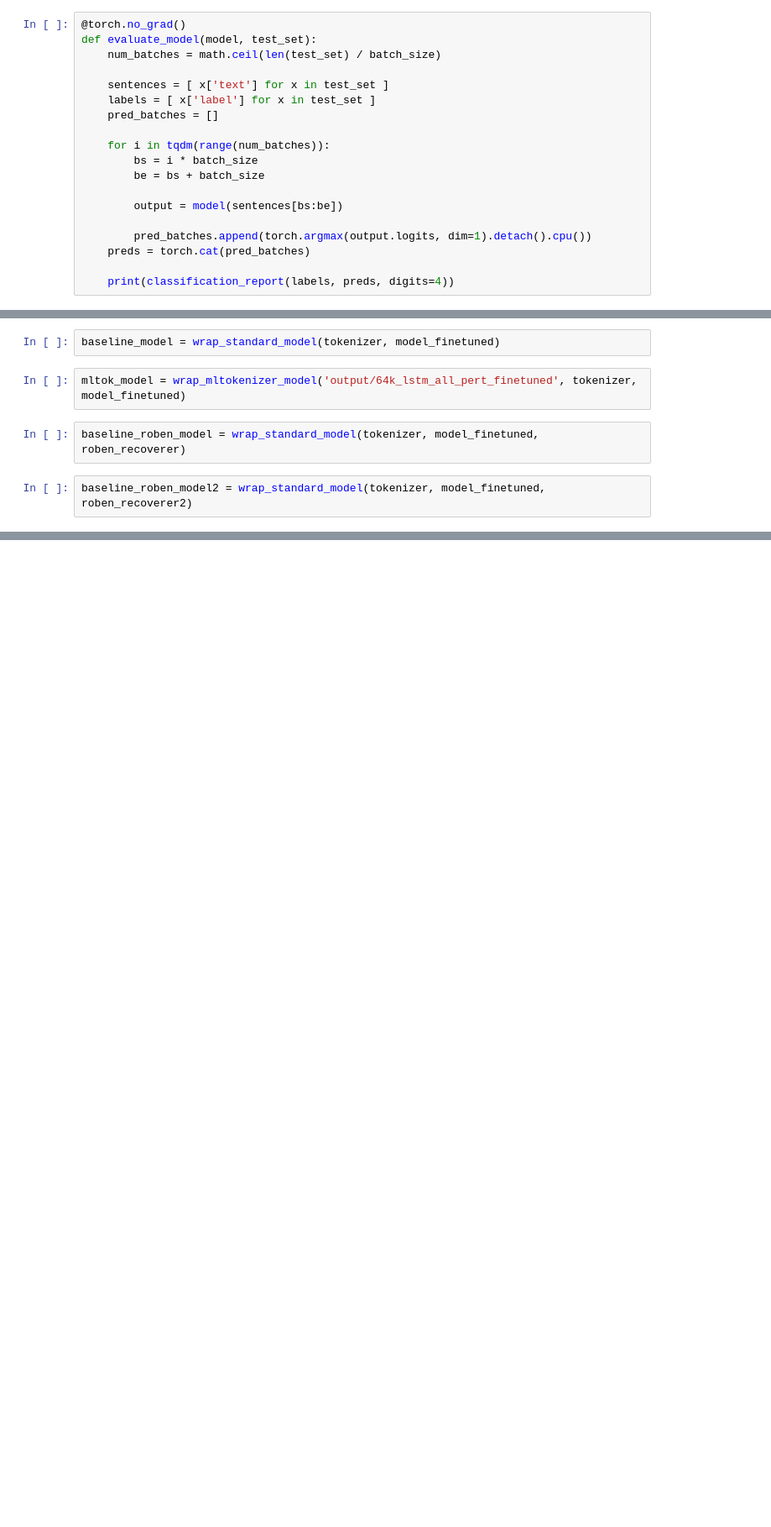
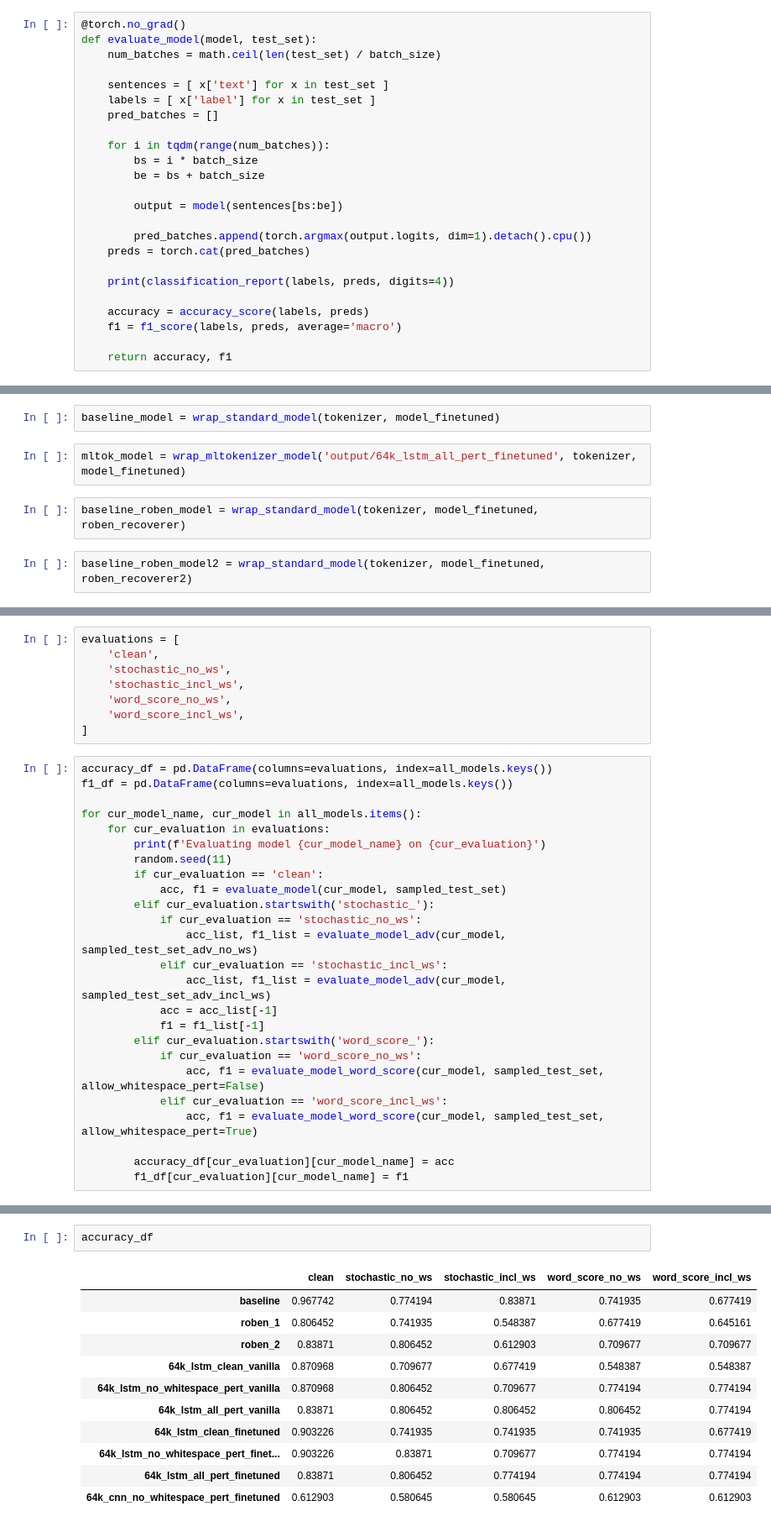
Before and after one commit to akash13singh/resilient_nlp, a Jupyter notebook: notebooks/multi_model_eval.ipynb, the cells around one changed output, grey strips where cells are left out. Shown: that part at 84% size. Saved outputs shown, nothing was run; the diff lists cells and outputs as text; blank space fills up the shorter version.

Commit message:
Multi model evaluation notebook and results for 31 sentences (just for testing)

```diff
--- a/notebooks/multi_model_eval.ipynb
+++ b/notebooks/multi_model_eval.ipynb
@@ -119,6 +139,11 @@ def evaluate_model(model, test_set):
     preds = torch.cat(pred_batches)
 
     print(classification_report(labels, preds, digits=4))
+
+    accuracy = accuracy_score(labels, preds)
+    f1 = f1_score(labels, preds, average='macro')
+
+    return accuracy, f1
 # %%
 @torch.no_grad()
 def evaluate_model_adv(model, test_sets):
@@ -199,0 +228,33 @@ evaluate_model_adv(mltok_model, sampled_test_set_adv)
+# %%
+evaluations = [
+    'clean',
+    'stochastic_no_ws',
+    'stochastic_incl_ws',
+    'word_score_no_ws',
+    'word_score_incl_ws',
+]
+# %%
+accuracy_df = pd.DataFrame(columns=evaluations, index=all_models.keys())
+f1_df = pd.DataFrame(columns=evaluations, index=all_models.keys())
+
+for cur_model_name, cur_model in all_models.items():
+    for cur_evaluation in evaluations:
+        print(f'Evaluating model {cur_model_name} on {cur_evaluation}')
+        random.seed(11)
+        if cur_evaluation == 'clean':
+            acc, f1 = evaluate_model(cur_model, sampled_test_set)
+        elif cur_evaluation.startswith('stochastic_'):
+            if cur_evaluation == 'stochastic_no_ws':
+                acc_list, f1_list = evaluate_model_adv(cur_model, sampled_test_set_adv_no_ws)
+            elif cur_evaluation == 'stochastic_incl_ws':
+                acc_list, f1_list = evaluate_model_adv(cur_model, sampled_test_set_adv_incl_ws)
+            acc = acc_list[-1]
+            f1 = f1_list[-1]
+        elif cur_evaluation.startswith('word_score_'):
+            if cur_evaluation == 'word_score_no_ws':
+                acc, f1 = evaluate_model_word_score(cur_model, sampled_test_set, allow_whitespace_pert=False)
+            elif cur_evaluation == 'word_score_incl_ws':
+                acc, f1 = evaluate_model_word_score(cur_model, sampled_test_set, allow_whitespace_pert=True)
+
+        accuracy_df[cur_evaluation][cur_model_name] = acc
+        f1_df[cur_evaluation][cur_model_name] = f1
@@ -199,0 +374,14 @@ evaluate_model_adv(mltok_model, sampled_test_set_adv)
+# %%
+accuracy_df
+# %% [output]
+|  | clean | stochastic_no_ws | stochastic_incl_ws | word_score_no_ws | word_score_incl_ws |
+| baseline | 0.967742 | 0.774194 | 0.83871 | 0.741935 | 0.677419 |
+| roben_1 | 0.806452 | 0.741935 | 0.548387 | 0.677419 | 0.645161 |
+| roben_2 | 0.83871 | 0.806452 | 0.612903 | 0.709677 | 0.709677 |
+| 64k_lstm_clean_vanilla | 0.870968 | 0.709677 | 0.677419 | 0.548387 | 0.548387 |
+| 64k_lstm_no_whitespace_pert_vanilla | 0.870968 | 0.806452 | 0.709677 | 0.774194 | 0.774194 |
+| 64k_lstm_all_pert_vanilla | 0.83871 | 0.806452 | 0.806452 | 0.806452 | 0.774194 |
+| 64k_lstm_clean_finetuned | 0.903226 | 0.741935 | 0.741935 | 0.741935 | 0.677419 |
+| 64k_lstm_no_whitespace_pert_finet... | 0.903226 | 0.83871 | 0.709677 | 0.774194 | 0.774194 |
+| 64k_lstm_all_pert_finetuned | 0.83871 | 0.806452 | 0.774194 | 0.774194 | 0.774194 |
+| 64k_cnn_no_whitespace_pert_finetuned | 0.612903 | 0.580645 | 0.580645 | 0.612903 | 0.612903 |
```
Also changed, not shown: parts of 24 cells of this notebook, 2 other files.
